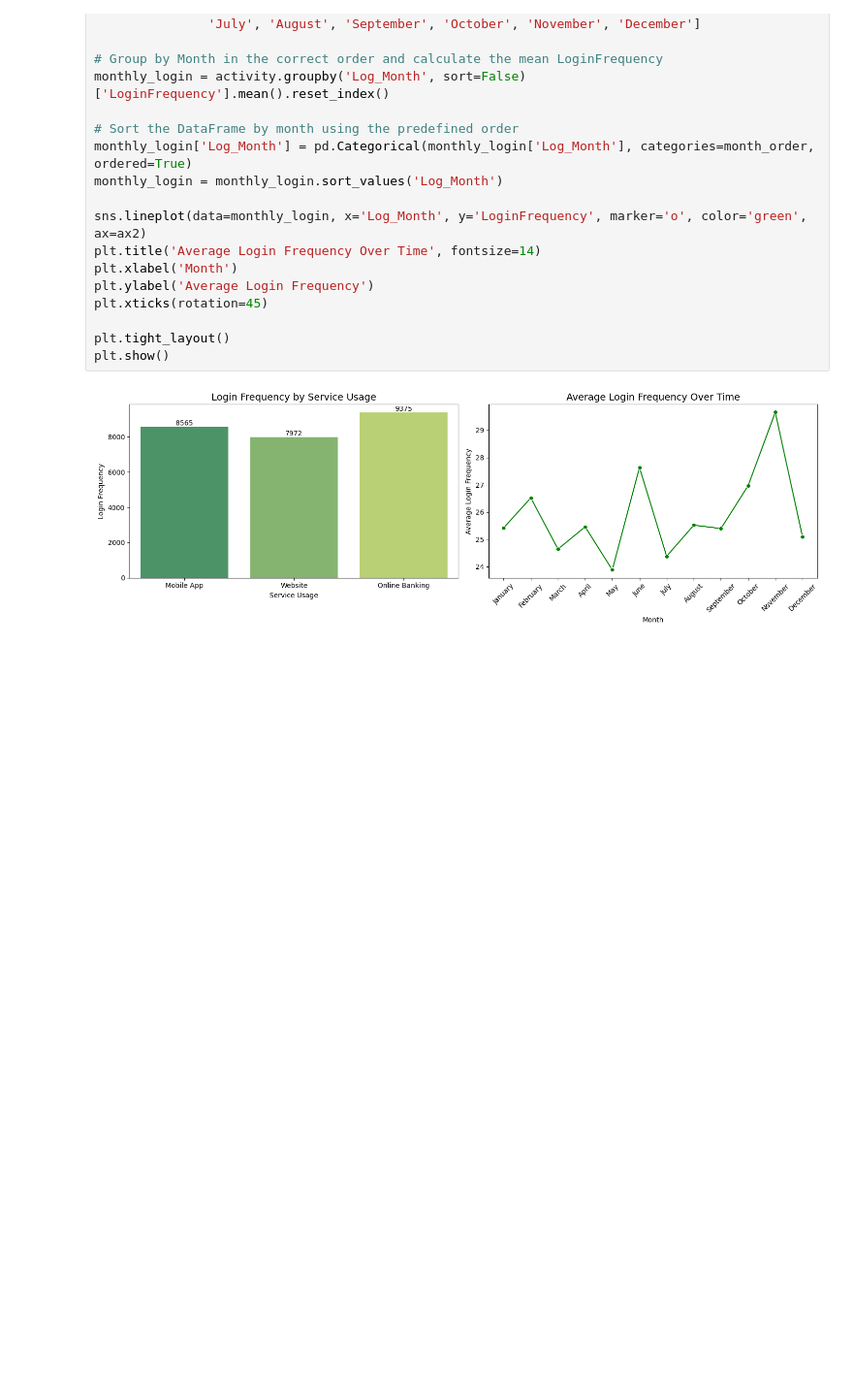
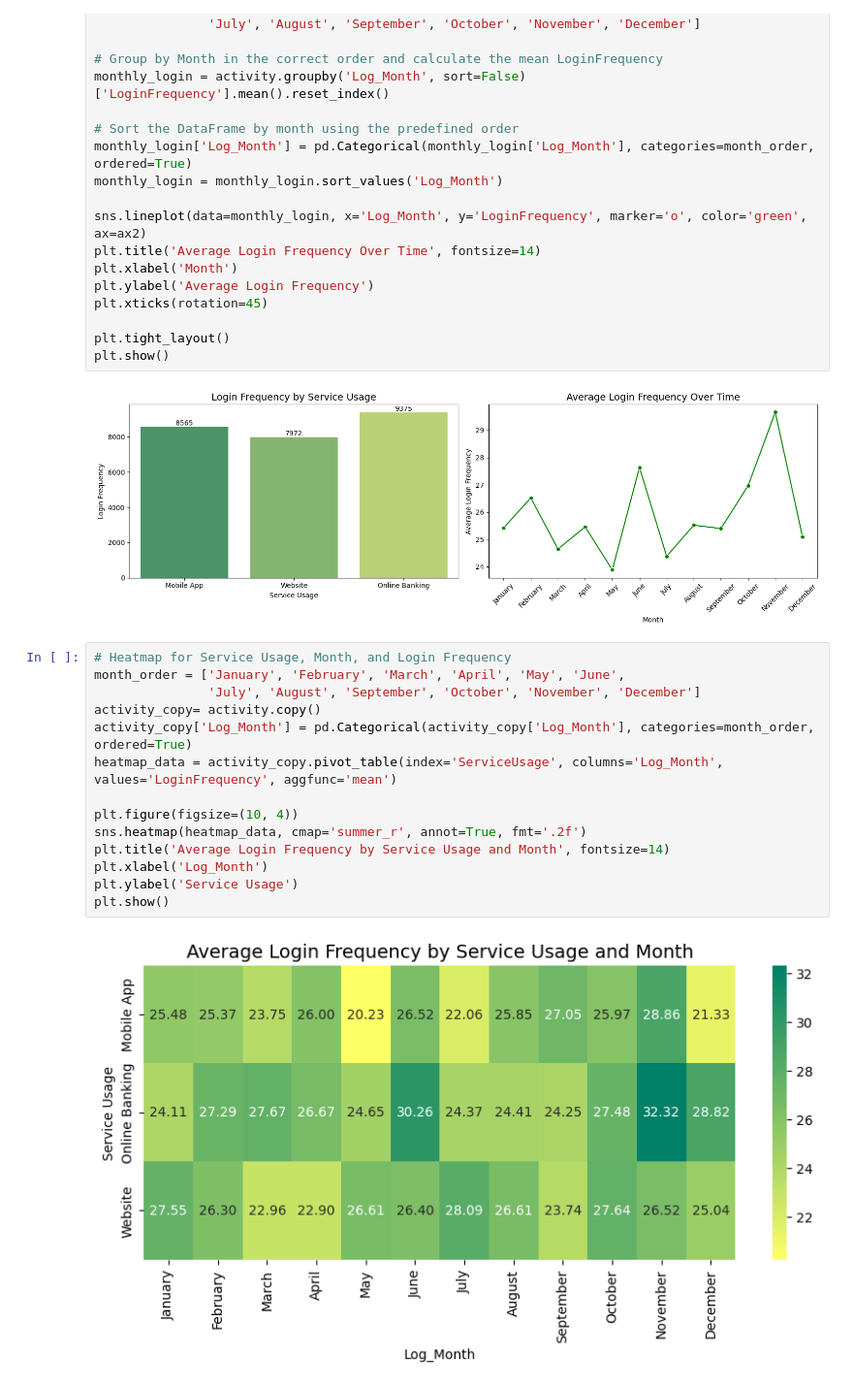
Before and after one commit to Akshay-Paunikar/Forage_Virtual_Internship_Program, a Jupyter notebook: LLYODS_BANKING_GROUP/01_Task_1_Data_gathering_and_exploratory_analysis/Task_1_Data_gathering_and_exploratory_analysis.ipynb, the cells around one changed output. Shown at 97% size. Saved outputs shown, nothing was run; the diff lists cells and outputs as text; blank space fills up the shorter version.

Commit message:
LLOYDS - Task 1 - activity data: multivariate analysis

```diff
--- a/LLYODS_BANKING_GROUP/01_Task_1_Data_gathering_and_exploratory_analysis/Task_1_Data_gathering_and_exploratory_analysis.ipynb
+++ b/LLYODS_BANKING_GROUP/01_Task_1_Data_gathering_and_exploratory_analysis/Task_1_Data_gathering_and_exploratory_analysis.ipynb
@@ -986,3 +986,19 @@ plt.tight_layout()
 plt.show()
 # %% [output]
 [figure]
+# %%
+# Heatmap for Service Usage, Month, and Login Frequency
+month_order = ['January', 'February', 'March', 'April', 'May', 'June',
+               'July', 'August', 'September', 'October', 'November', 'December']
+activity_copy= activity.copy()
+activity_copy['Log_Month'] = pd.Categorical(activity_copy['Log_Month'], categories=month_order, ordered=True)
+heatmap_data = activity_copy.pivot_table(index='ServiceUsage', columns='Log_Month', values='LoginFrequency', aggfunc='mean')
+
+plt.figure(figsize=(10, 4))
+sns.heatmap(heatmap_data, cmap='summer_r', annot=True, fmt='.2f')
+plt.title('Average Login Frequency by Service Usage and Month', fontsize=14)
+plt.xlabel('Log_Month')
+plt.ylabel('Service Usage')
+plt.show()
+# %% [output]
+[figure, added]
```
